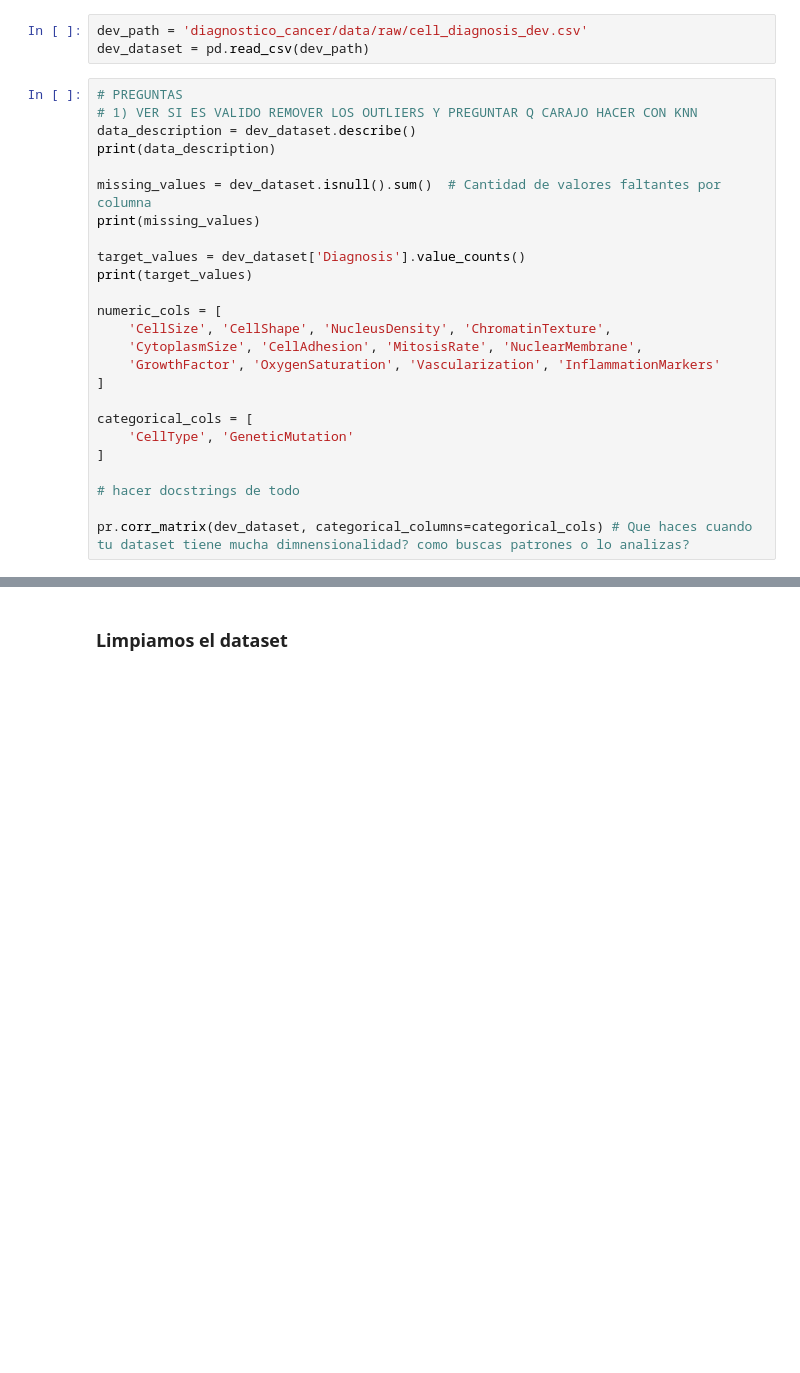
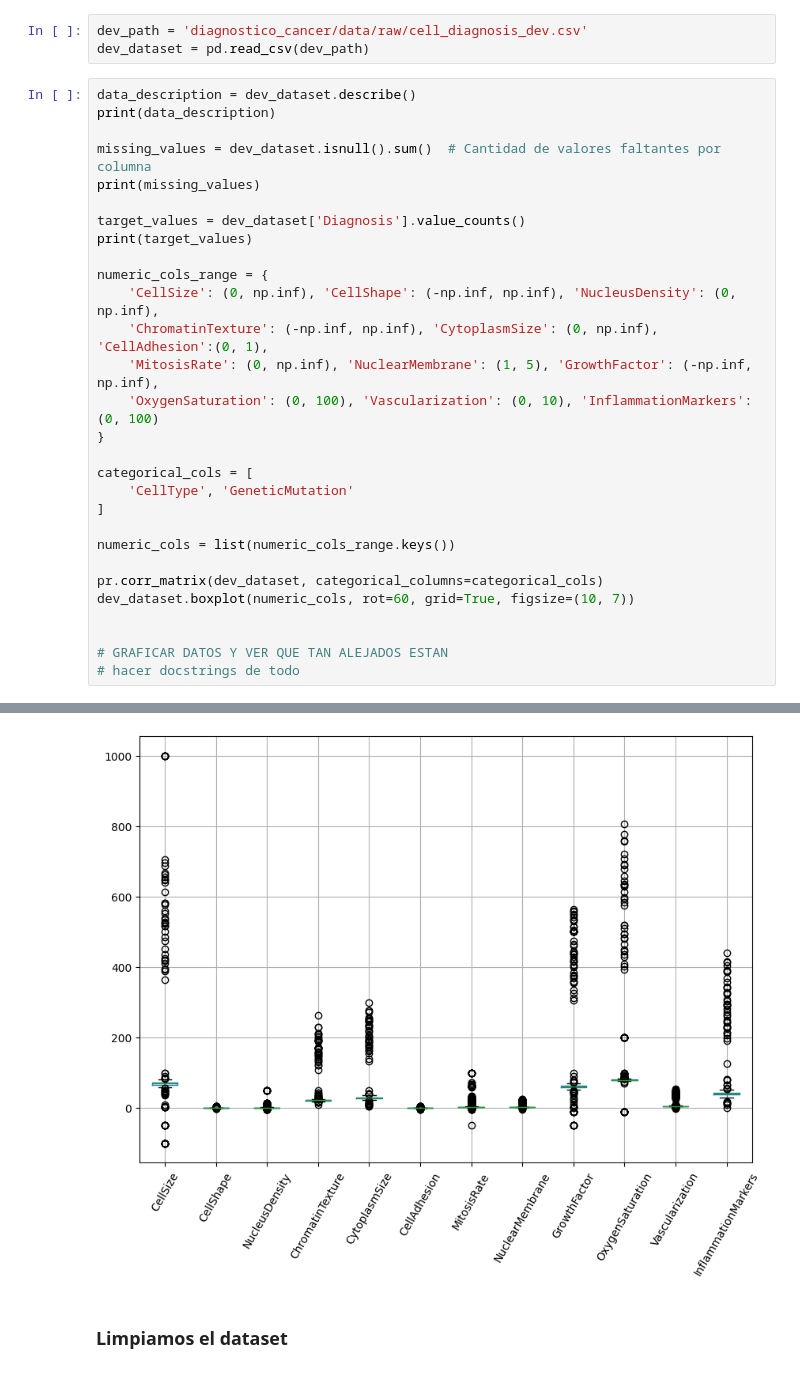
Before and after one commit to fedegutman/TP2ML, a Jupyter notebook: GUTMAN_FEDERICO_Notebook_TP2.ipynb, the cells around one changed output, grey strips where cells are left out. Cells and saved outputs as stored; diff of their text form; blank space fills up the shorter version.

```diff
--- a/GUTMAN_FEDERICO_Notebook_TP2.ipynb
+++ b/GUTMAN_FEDERICO_Notebook_TP2.ipynb
@@ -17,8 +36,6 @@ import diagnostico_cancer.src.metrics as metrics
 dev_path = 'diagnostico_cancer/data/raw/cell_diagnosis_dev.csv'
 dev_dataset = pd.read_csv(dev_path)
 # %%
-# PREGUNTAS
-# 1) VER SI ES VALIDO REMOVER LOS OUTLIERS Y PREGUNTAR Q CARAJO HACER CON KNN
 data_description = dev_dataset.describe()
 print(data_description)
 
@@ -28,19 +45,25 @@ print(missing_values)
 target_values = dev_dataset['Diagnosis'].value_counts()
 print(target_values)
 
-numeric_cols = [
-    'CellSize', 'CellShape', 'NucleusDensity', 'ChromatinTexture',
-    'CytoplasmSize', 'CellAdhesion', 'MitosisRate', 'NuclearMembrane',
-    'GrowthFactor', 'OxygenSaturation', 'Vascularization', 'InflammationMarkers'
-]
+numeric_cols_range = {
+    'CellSize': (0, np.inf), 'CellShape': (-np.inf, np.inf), 'NucleusDensity': (0, np.inf),
+    'ChromatinTexture': (-np.inf, np.inf), 'CytoplasmSize': (0, np.inf), 'CellAdhesion':(0, 1),
+    'MitosisRate': (0, np.inf), 'NuclearMembrane': (1, 5), 'GrowthFactor': (-np.inf, np.inf),
+    'OxygenSaturation': (0, 100), 'Vascularization': (0, 10), 'InflammationMarkers': (0, 100)
+}
 
 categorical_cols = [
     'CellType', 'GeneticMutation'
 ]
 
+numeric_cols = list(numeric_cols_range.keys())
+
+pr.corr_matrix(dev_dataset, categorical_columns=categorical_cols)
+dev_dataset.boxplot(numeric_cols, rot=60, grid=True, figsize=(10, 7))
+
+
+# GRAFICAR DATOS Y VER QUE TAN ALEJADOS ESTAN
 # hacer docstrings de todo
-
-pr.corr_matrix(dev_dataset, categorical_columns=categorical_cols) # Que haces cuando tu dataset tiene mucha dimnensionalidad? como buscas patrones o lo analizas?
 # %% [output]
           CellSize    CellShape  NucleusDensity  ChromatinTexture  \
 count  1333.000000  1347.000000     1362.000000       1366.000000
@@ -63,2 +87,3 @@ Name: count, dtype: int64
+[figure, added]
 # %% [markdown]
 ### Limpiamos el dataset
```
Also changed, not shown: parts of 17 cells of this notebook, 4 other files.
